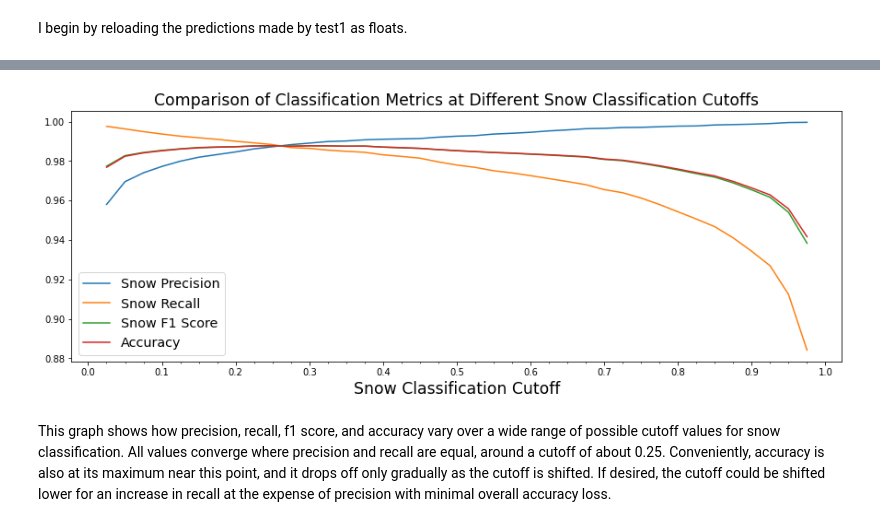
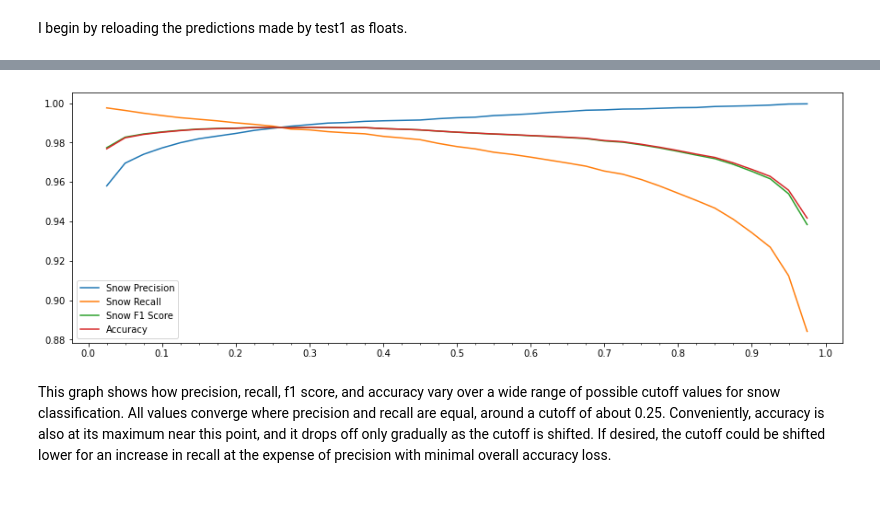
Before and after one commit to MarkCHarris/ga-capstone-snow-vision, a Jupyter notebook: code/part2_snowdetect_modeltuning.ipynb, the cells around one changed output, grey strips where cells are left out. Drawn from its saved outputs; the diff is of its cells as text; code cells hidden in the pictures; blank space fills up the shorter version.

```diff
--- a/code/part2_snowdetect_modeltuning.ipynb
+++ b/code/part2_snowdetect_modeltuning.ipynb
@@ -362,17 +420,15 @@ for snow_cutoff in np.linspace(.025, .975, 39):
 # %%
 # Plot the precision, recall, f1 score, and accuracty of snow identification for each cutoff.
 fig, ax = plt.subplots(figsize=(15,5))
 ax.plot(snow_cutoffs, snow_precisions, label='Snow Precision')
 ax.plot(snow_cutoffs, snow_recalls, label='Snow Recall')
 ax.plot(snow_cutoffs, snow_f1_scores, label='Snow F1 Score')
 ax.plot(snow_cutoffs, accuracies, label='Accuracy')
 ax.xaxis.set_major_locator(MultipleLocator(.1))
 ax.xaxis.set_minor_locator(MultipleLocator(.025))
-ax.set_title('Comparison of Classification Metrics at Different Snow Classification Cutoffs', fontsize='xx-large')
-ax.set_xlabel('Snow Classification Cutoff', fontsize='xx-large')
-ax.legend(fontsize='x-large');
+ax.legend();
 # %% [output]
-[figure, old version]
+[figure, new version]
 # %% [markdown]
 This graph shows how precision, recall, f1 score, and accuracy vary over a wide range of possible cutoff values for snow classification.  All values converge where precision and recall are equal, around a cutoff of about 0.25.  Conveniently, accuracy is also at its maximum near this point, and it drops off only gradually as the cutoff is shifted.  If desired, the cutoff could be shifted lower for an increase in recall at the expense of precision with minimal overall accuracy loss.
 # %%
```
Also changed, not shown: parts of 23 cells of this notebook, 14 other files.
